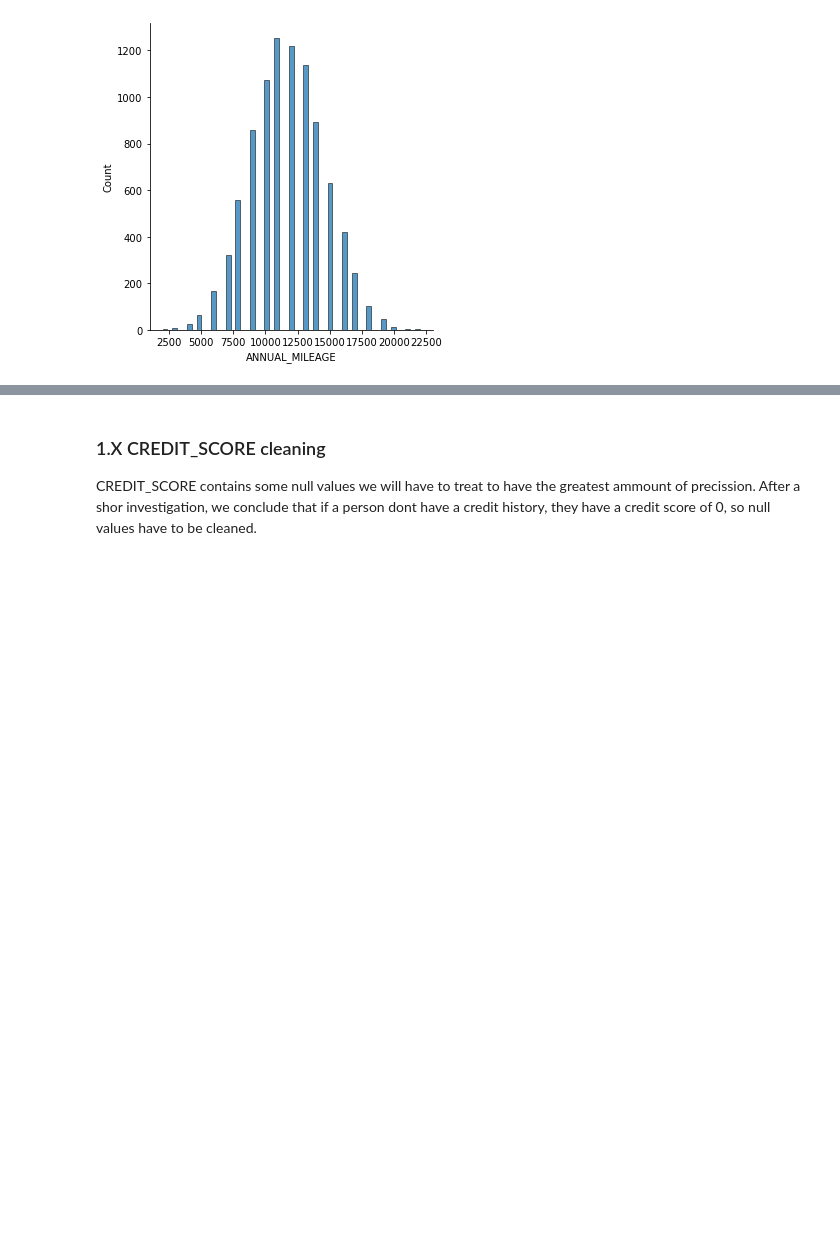
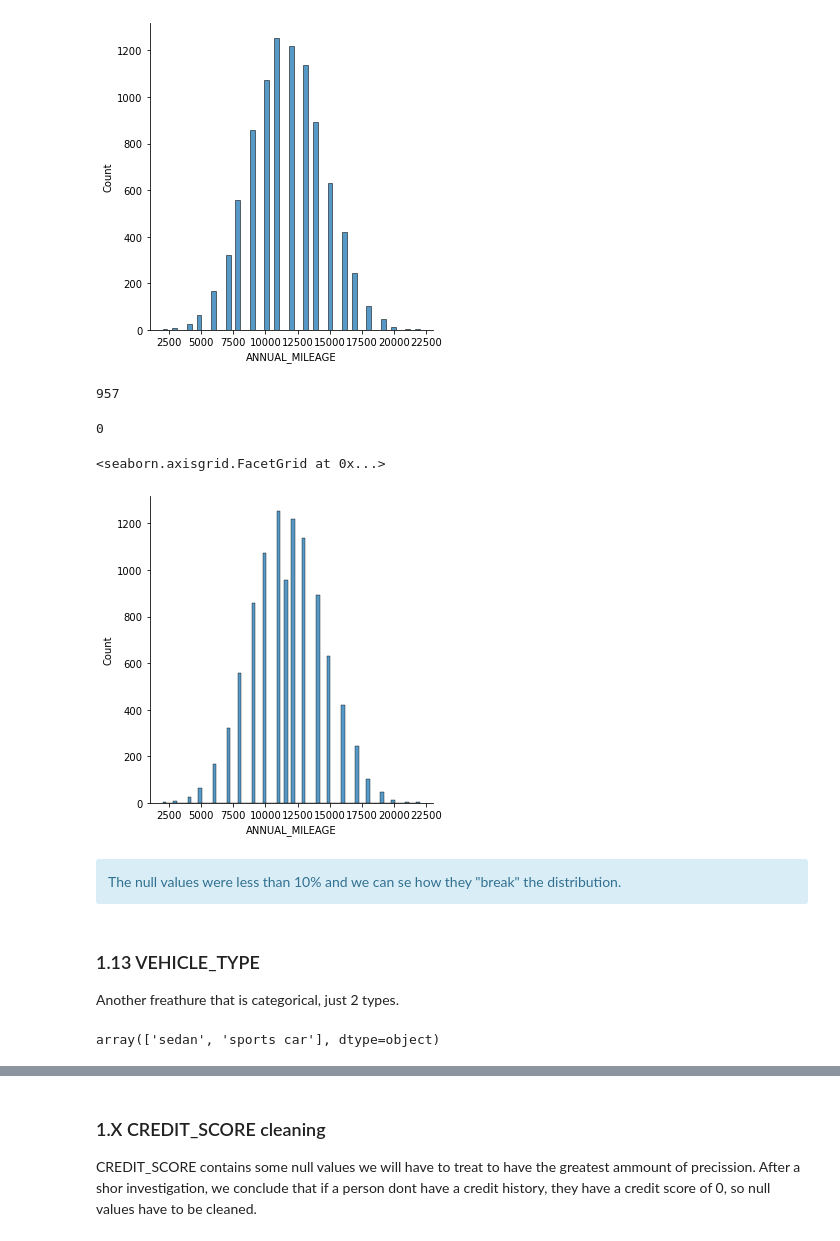
Before and after one commit to AlvarSML/Machine-Learning-2021, a Jupyter notebook: Untitled.ipynb, the cells around one changed output, grey strips where cells are left out. Drawn from its saved outputs; the diff is of its cells as text; code cells hidden in the pictures; blank space fills up the shorter version.

```diff
--- a/Untitled.ipynb
+++ b/Untitled.ipynb
@@ -561,3 +561,29 @@ sns.displot(cdf["ANNUAL_MILEAGE"])
 # %% [output]
 <seaborn.axisgrid.FacetGrid at 0x...>
 [figure]
+# %%
+cdf["ANNUAL_MILEAGE"].isnull().sum()
+# %% [output]
+957
+# %%
+cdf["ANNUAL_MILEAGE"]=cdf["ANNUAL_MILEAGE"].fillna(cdf["ANNUAL_MILEAGE"].mean())
+# %%
+cdf["ANNUAL_MILEAGE"].isnull().sum()
+# %% [output]
+0
+# %%
+sns.displot(cdf["ANNUAL_MILEAGE"])
+# %% [output]
+<seaborn.axisgrid.FacetGrid at 0x...>
+[figure, added]
+# %% [markdown]
+<div class="alert alert-block alert-info">
+The null values were less than 10% and we can se how they "break" the distribution.
+</div>
+# %% [markdown]
+### 1.13 VEHICLE_TYPE
+Another freathure that is categorical, just 2 types.
+# %%
+cdf["VEHICLE_TYPE"].unique()
+# %% [output]
+array(['sedan', 'sports car'], dtype=object)
```
Also changed, not shown: parts of 17 cells of this notebook.
